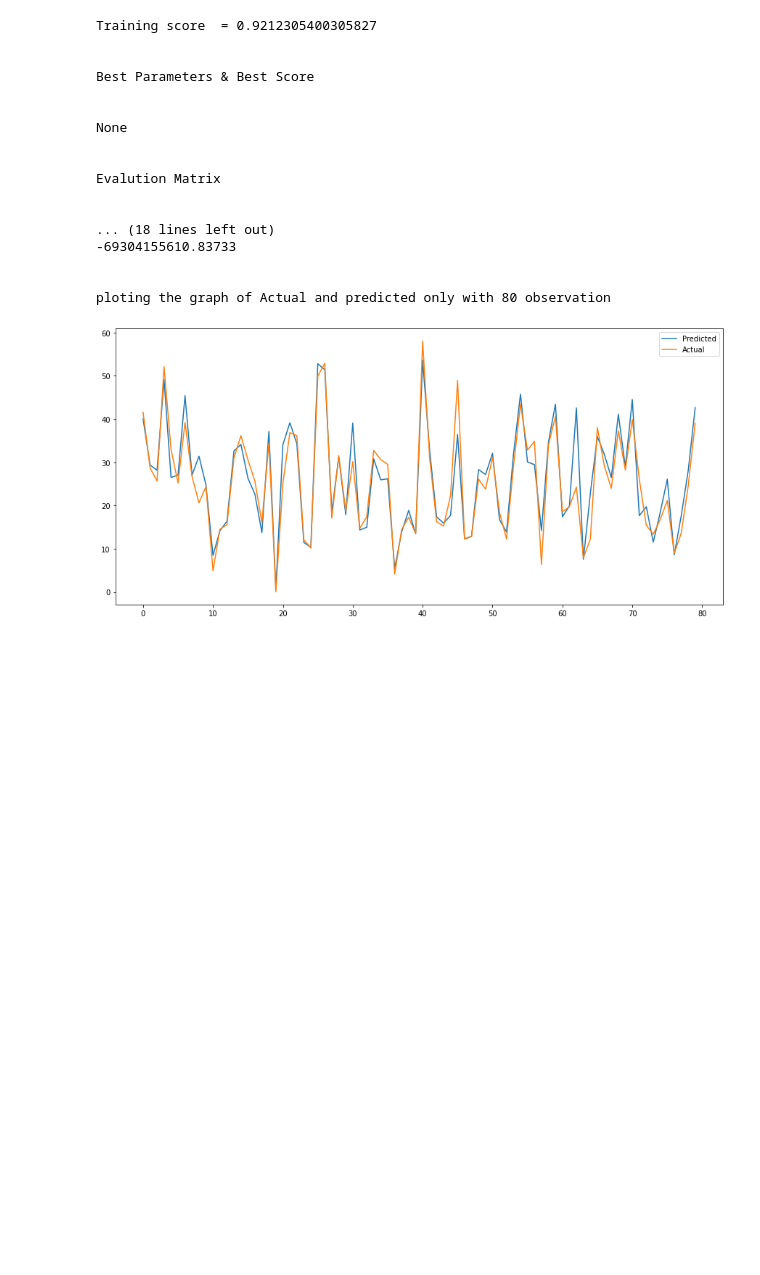
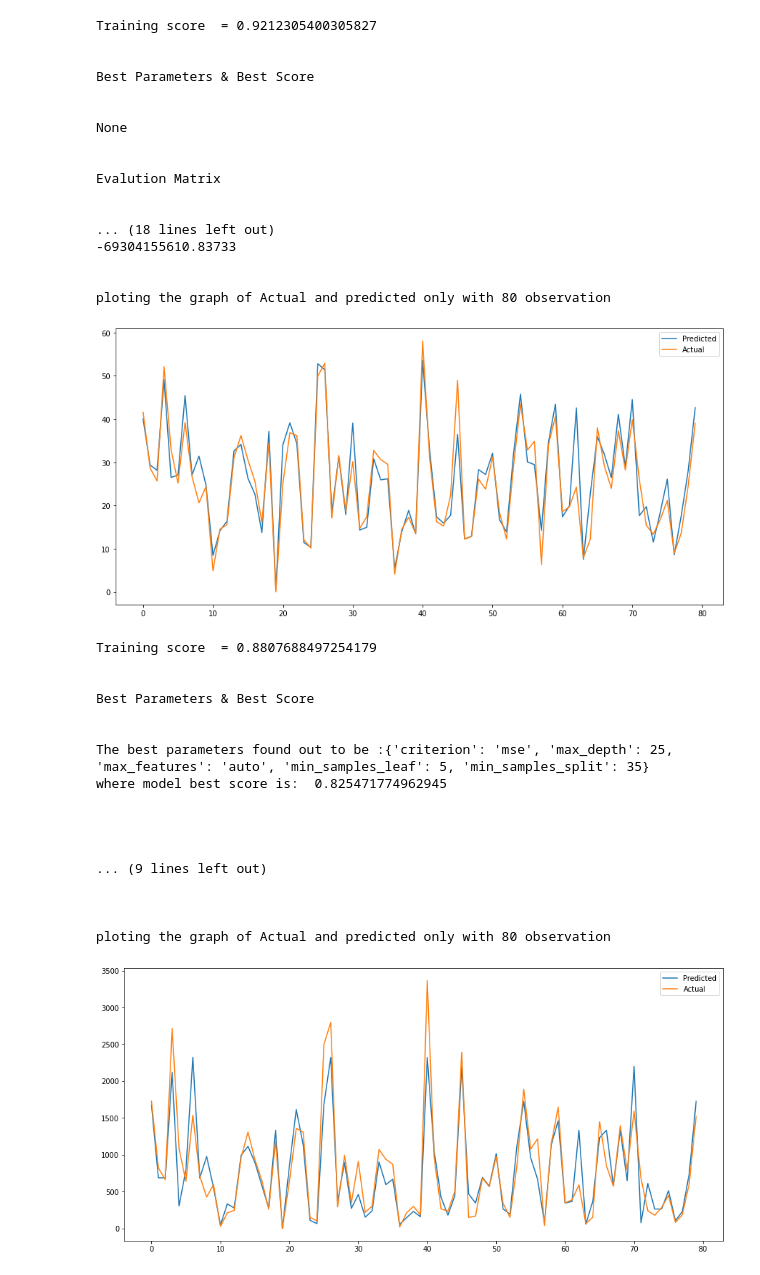
Before and after one commit to DSJibran/Seoul-Bike-Sharing-Demand-Prediction, a Jupyter notebook: Seoul_Bike_Sharing_Demand_Prediction.ipynb, the cells around one changed output. Saved outputs shown, nothing was run; the diff lists cells and outputs as text; code cells hidden in the pictures; blank space fills up the shorter version.

```diff
--- a/Seoul_Bike_Sharing_Demand_Prediction.ipynb
+++ b/Seoul_Bike_Sharing_Demand_Prediction.ipynb
@@ -739,0 +750,7 @@ ploting the graph of Actual and predicted only with 80 observation
+# %%
+# Scaling data with MinMaxScaler
+
+scaler = MinMaxScaler()
+# %%
+X_train  = scaler.fit_transform(X_train)
+X_test  = scaler.transform(X_test)
@@ -739,0 +761,34 @@ ploting the graph of Actual and predicted only with 80 observation
+# %%
+# Parameters for Decission Tree model
+
+param_grid = {'criterion':['mse','squared_error', 'absolute_error',],
+              'min_samples_leaf':[5,7,10],
+              'max_depth' : [10,18,25],
+              'min_samples_split': [20,25,35],
+              'max_features':['auto','sqrt','log2']
+              }
+# %%
+# Using Grid Search
+
+Dt_grid_search = GridSearchCV(DecisionTreeRegressor(),param_grid=param_grid,cv=5,n_jobs=-1)
+# %%
+matrix_score(Dt_grid_search,X_train,X_test,y_train,y_test)
+# %% [output]
+Training score  = 0.8807688497254179
+
+
+Best Parameters & Best Score
+
+
+The best parameters found out to be :{'criterion': 'mse', 'max_depth': 25, 'max_features': 'auto', 'min_samples_leaf': 5, 'min_samples_split': 35}
+where model best score is:  0.825471774962945
+
+
+
+
+... (9 lines left out)
+
+
+
+ploting the graph of Actual and predicted only with 80 observation
+[figure, added]
```
Also changed, not shown: parts of 15 cells of this notebook.
